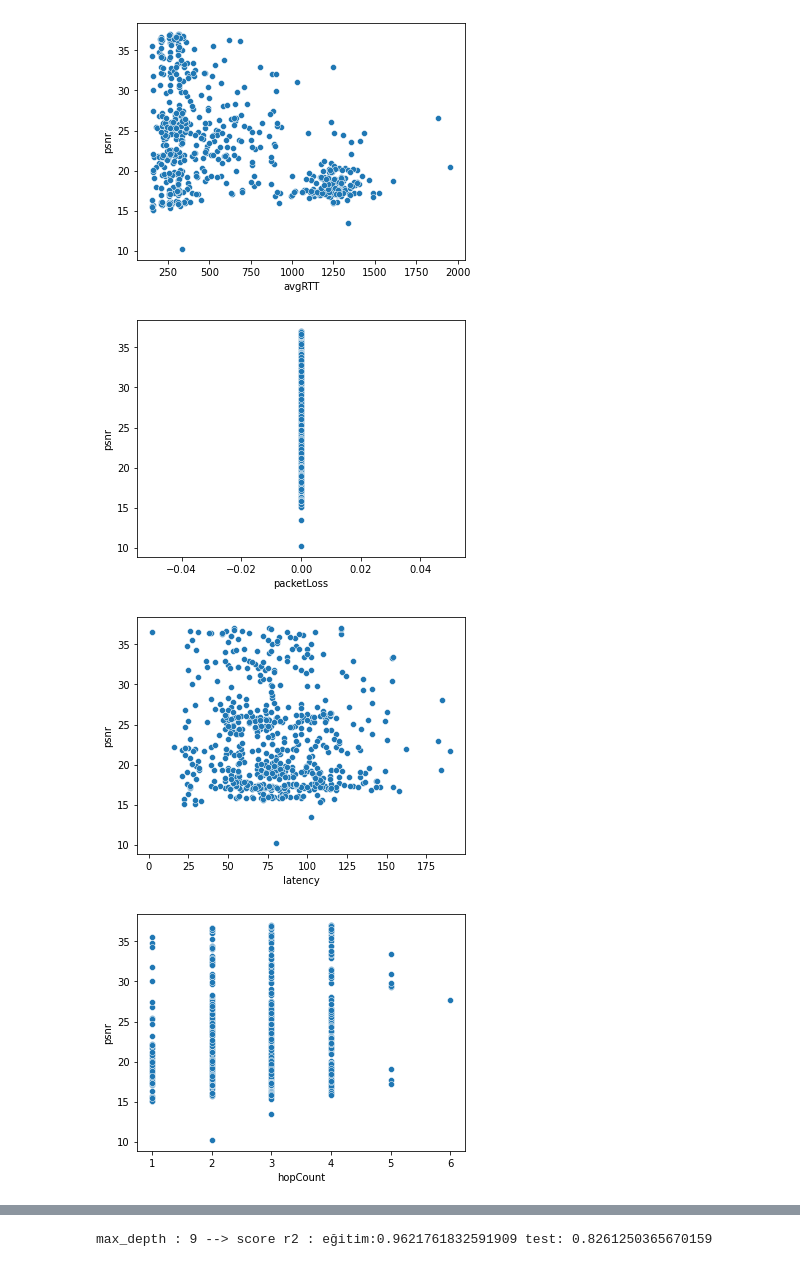
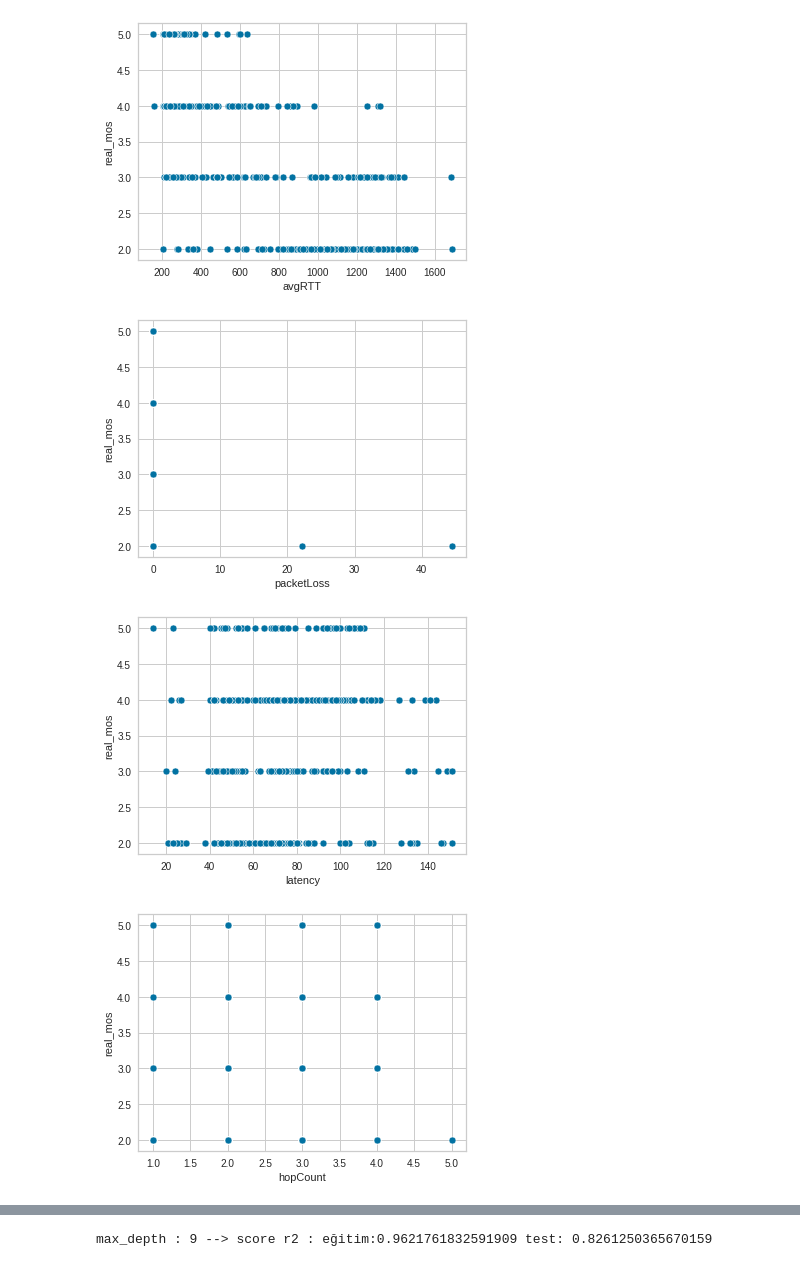
Before and after one commit to gurhancobann/mininet_AI, a Jupyter notebook: topolojiler/testBed21.112024-model.ipynb, the cells around one changed output, grey strips where cells are left out. Saved outputs shown, nothing was run; the diff lists cells and outputs as text; code cells hidden in the pictures.

```diff
--- a/topolojiler/testBed21.112024-model.ipynb
+++ b/topolojiler/testBed21.112024-model.ipynb
@@ -9,7 +9,7 @@ from matplotlib import pyplot as plt
 
 import pickle
 # %%
-df=pd.read_csv("data09102024.csv")
+df=pd.read_csv("data21.11.2024.csv")
 # %%
 df=pd.DataFrame(df)
 df.head()
@@ -24,16 +23,0 @@ df.head()
-# %%
-df["mos"]=6
-df.shape[0]
-for i in range(0,df.shape[0],1):
-    if df.ssim_first[i]>=0.99:
-        df.mos[i]=5
-    elif df.ssim_first[i]>=0.95 and df.ssim_first[i]<0.99:
-        df.mos[i]=4
-    elif df.ssim_first[i]>=0.88 and df.ssim_first[i]<0.95:
-        df.mos[i]=3
-    elif df.ssim_first[i]>=0.5 and df.ssim_first[i]<0.88:
-        df.mos[i]=2
-    elif df.ssim_first[i]<0.5:
-        df.mos[i]=1
-
-df
@@ -75,12 +45,12 @@ df.describe().T
 # %%
 sayisal_veriler=["avgRTT","packetLoss","latency","hopCount","bandwidth"]
 for i,deger in enumerate(sayisal_veriler):
     plt.figure(figsize=(20,20))
     ax=plt.subplot(4,3,i+1)
-    sns.scatterplot(x=deger,y="psnr",data=df)
+    sns.scatterplot(x=deger,y="real_mos",data=df)
     plt.show()
 # %% [output]
-[figure, old version]
+[figure, new version]
-[figure, old version]
+[figure, new version]
-[figure, old version]
+[figure, new version]
-[figure, old version]
+[figure, new version]
```
Also changed, not shown: parts of 18 cells of this notebook.
